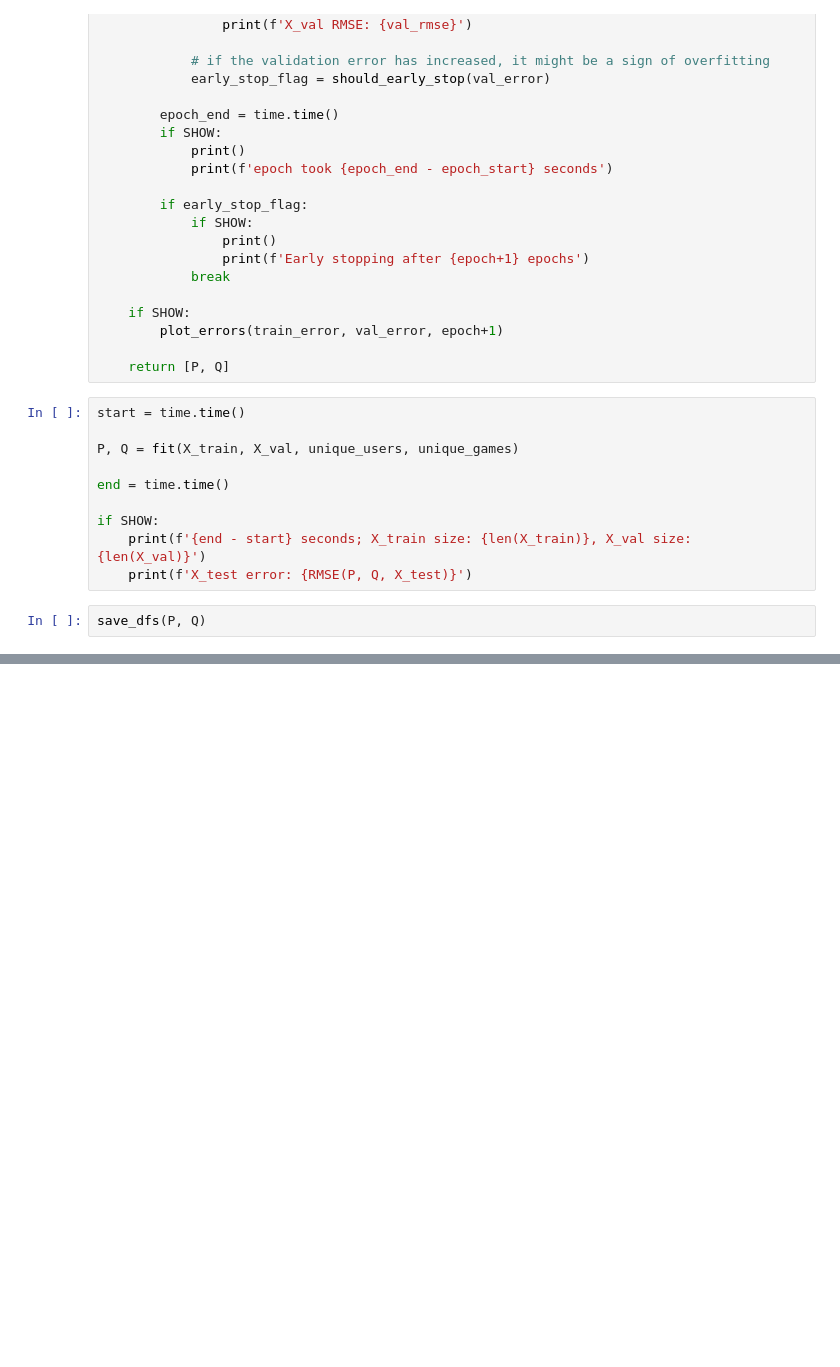
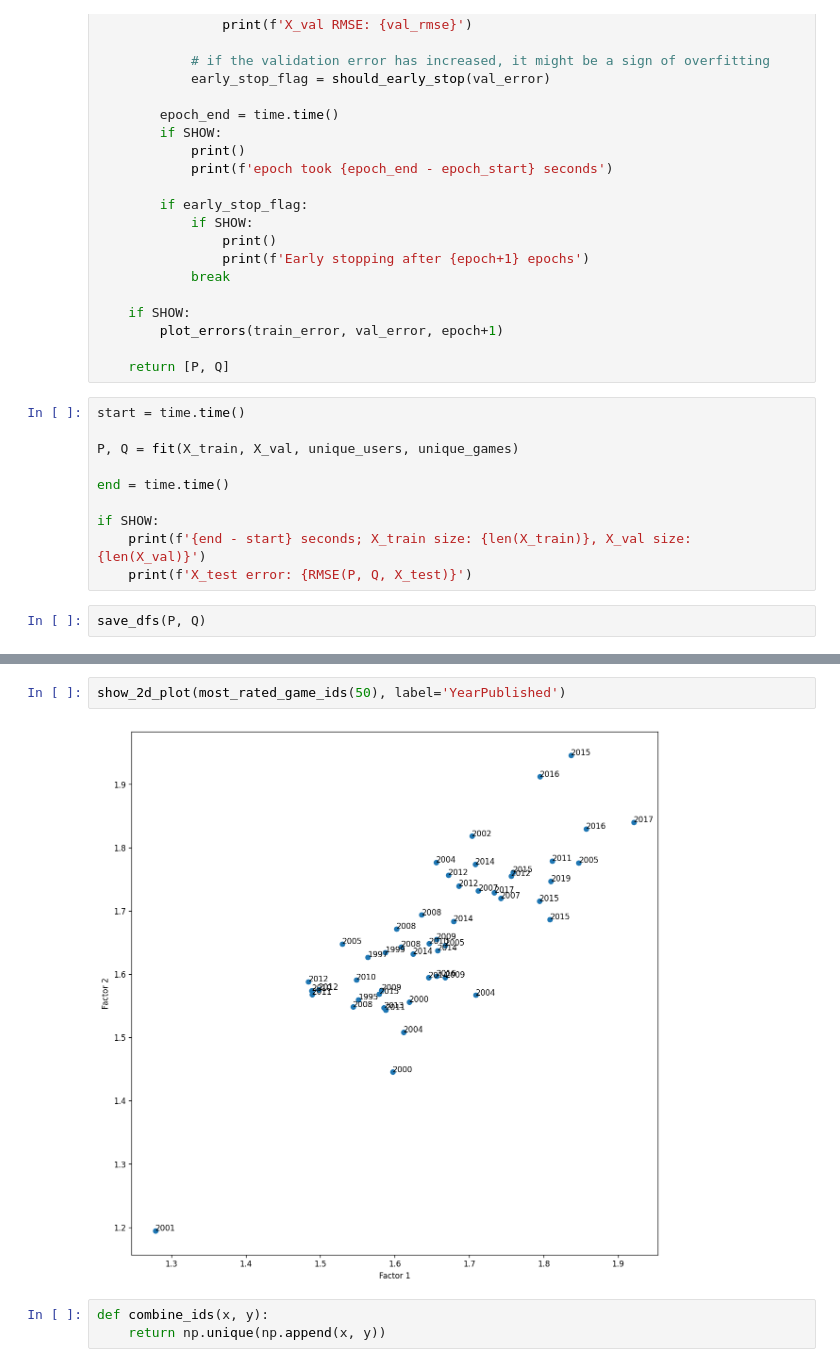
Before and after one commit to petr7555/pv254-board-games-recommender, a Jupyter notebook: server/playground/michal_salasek/latent_factors.ipynb, the cells around one changed output, grey strips where cells are left out. Cells and saved outputs as stored; diff of their text form; blank space fills up the shorter version.

```diff
--- a/server/playground/michal_salasek/latent_factors.ipynb
+++ b/server/playground/michal_salasek/latent_factors.ipynb
@@ -401,0 +714,7 @@ save_dfs(P, Q)
+# %%
+show_2d_plot(most_rated_game_ids(50), label='YearPublished')
+# %% [output]
+[figure, added]
+# %%
+def combine_ids(x, y):
+    return np.unique(np.append(x, y))
```
Also changed, not shown: parts of 55 cells of this notebook.
